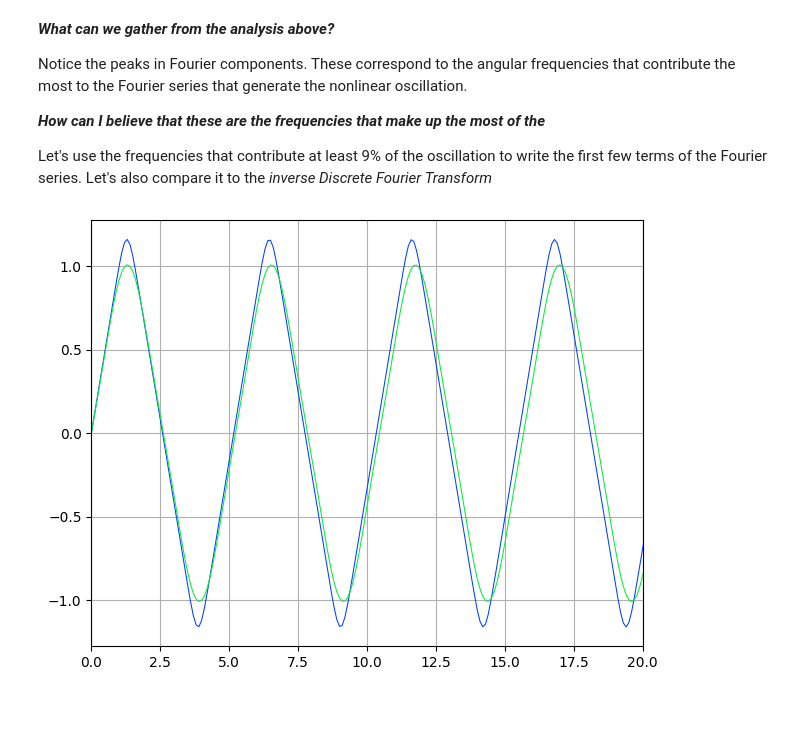
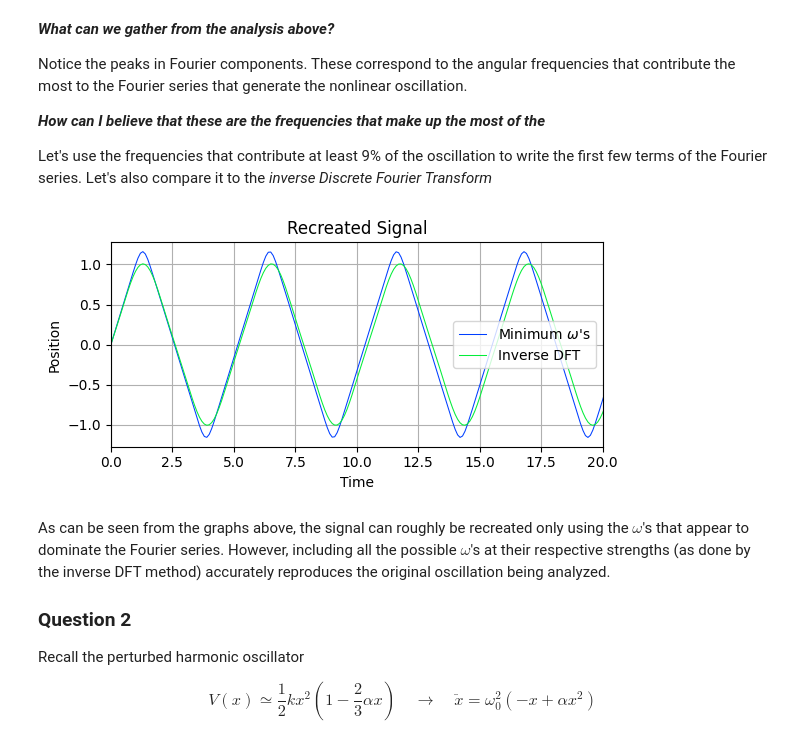
Before and after one commit to dylanbloodworth/LearningNumericalMethods, a Jupyter notebook: Chapter 3/3.4 Fourier.ipynb, the cells around one changed output. Cells and saved outputs as stored; diff of their text form; code cells hidden in the pictures; blank space fills up the shorter version.

```diff
--- a/Chapter 3/3.4 Fourier.ipynb
+++ b/Chapter 3/3.4 Fourier.ipynb
@@ -131,10 +131,25 @@ tmin = np.arange(0, N*h, h)
 ymin = 0.953046627145223*np.sin(1.2022207536395983*tmin) - 0.05514949369846275*np.sin(3.606662260918795*tmin)
 
 t, yk = invDFT(Yn, h)
-
-plt.xlim(0,20)
-plt.plot(t, yk)
-plt.plot(tmin, ymin)
-plt.show()
-# %% [output]
-[figure, removed]
+# %%
+plt.figure(figsize = (6, 3))
+plt.xlim(0,20)
+plt.plot(t, yk, label = 'Minimum $\omega$\'s')
+plt.plot(tmin, ymin, label = 'Inverse DFT')
+plt.title("Recreated Signal")
+plt.xlabel('Time')
+plt.ylabel('Position')
+plt.legend()
+plt.show()
+# %% [output]
+[figure, added]
+# %% [markdown]
+As can be seen from the graphs above, the signal can roughly be recreated only using the $\omega$'s that appear to dominate the Fourier series. However, including all the possible $\omega$'s at their respective strengths (as done by the inverse DFT method) accurately reproduces the original oscillation being analyzed.
+
+### Question 2
+
+Recall the perturbed harmonic oscillator
+
+\begin{equation}
+    V(x) \simeq \frac{1}{2}kx^2 \left( 1-\frac{2}{3} \alpha x \right) \quad \rightarrow \quad \ddot{x} = \omega_0^2 \left(-x+\alpha x^2\right)
+\end{equation}
```
Also changed, not shown: parts of 23 cells of this notebook, 3 other files.
